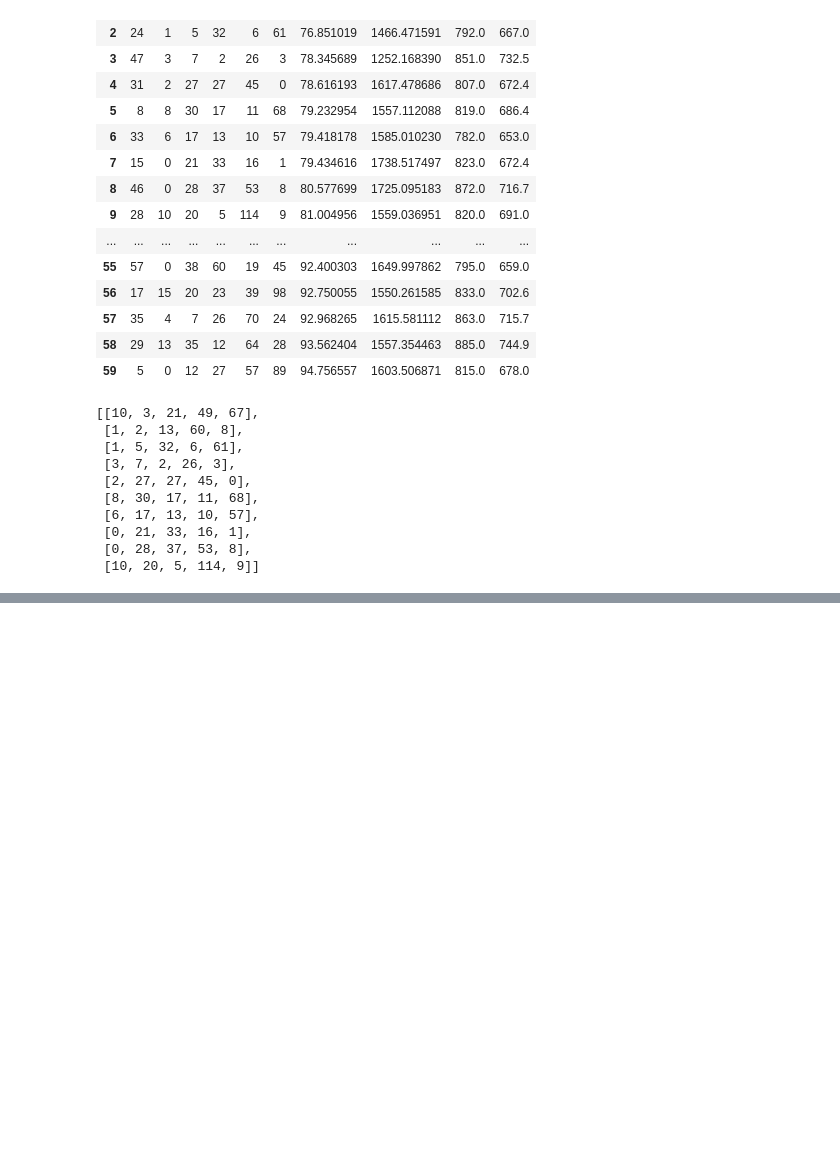
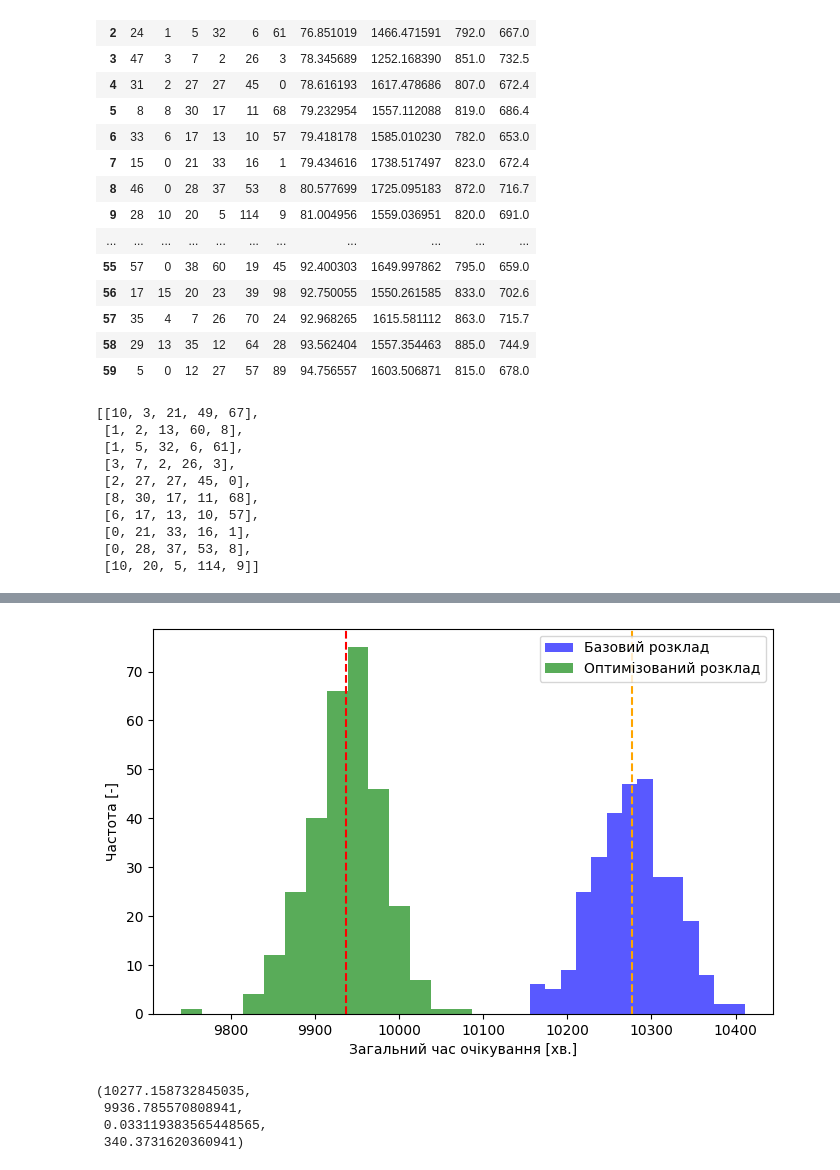
Before and after one commit to naumovvs/publictransportnet, a Jupyter notebook: test.ipynb, the cells around one changed output, grey strips where cells are left out. Saved outputs shown, nothing was run; the diff lists cells and outputs as text; code cells hidden in the pictures; blank space fills up the shorter version.

```diff
--- a/test.ipynb
+++ b/test.ipynb
@@ -117,0 +153,2 @@ for schedule in schedules:
+# %%
+df = pd.read_csv('avtovokzal_results.csv', delimiter='\t', header=None)
@@ -117,0 +171,24 @@ for schedule in schedules:
+# %%
+basic_data, optimized_data = df[1], df[0]
+bins, opacity = 14, 0.65
+
+plt.figure(figsize=(8, 5))
+plt.hist(basic_data, bins=bins, alpha=opacity, color='blue')
+plt.hist(optimized_data, bins=bins, alpha=opacity, color='green')
+plt.legend(['Базовий розклад', 'Оптимізований розклад'])
+
+plt.axvline(basic_data.mean(), linestyle='--', color='orange')
+plt.axvline(optimized_data.mean(), linestyle='--', color='red')
+plt.xlabel('Загальний час очікування [хв.]')
+plt.ylabel('Частота [-]')
+
+plt.show()
+# %% [output]
+[figure, added]
+# %%
+basic_data.mean(), optimized_data.mean(), (basic_data.mean() - optimized_data.mean()) / basic_data.mean(), basic_data.mean() - optimized_data.mean()
+# %% [output]
+(10277.158732845035,
+ 9936.785570808941,
+ 0.033119383565448565,
+ 340.3731620360941)
```
Also changed, not shown: parts of 7 cells of this notebook, 7 other files.
